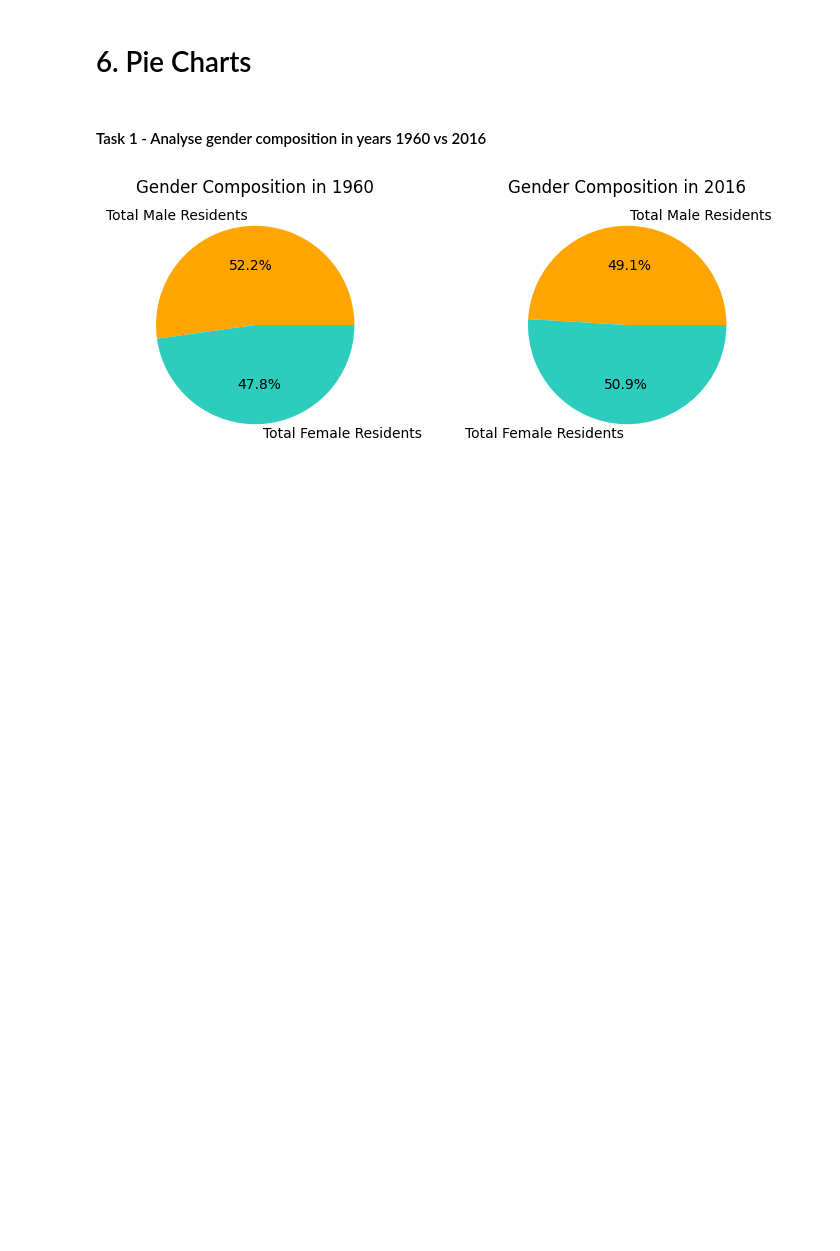
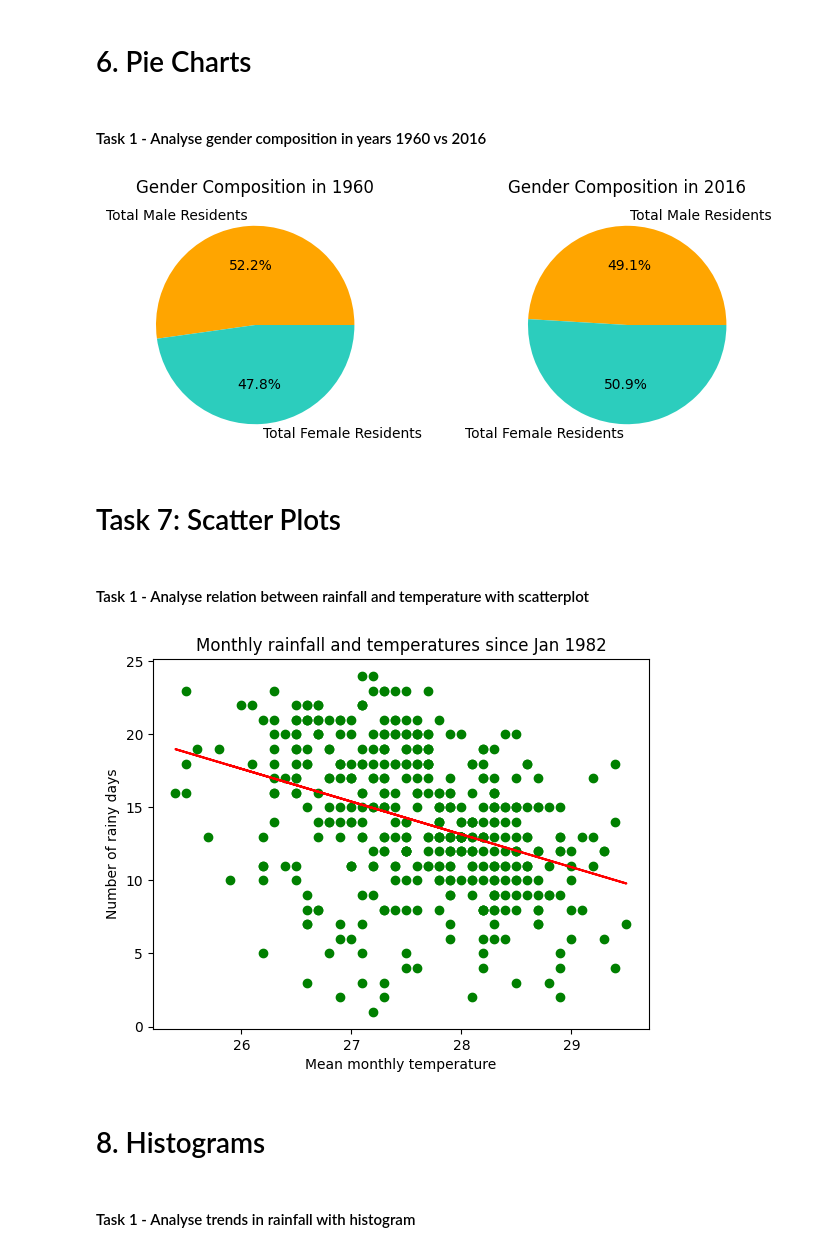
Before and after one commit to iyliahutta/Intro-to-Programming-for-DS, a Jupyter notebook: Lab 3/Lab 3.ipynb, the cells around one changed output. Drawn from its saved outputs; the diff is of its cells as text; code cells hidden in the pictures; blank space fills up the shorter version.

```diff
--- a/Lab 3/Lab 3.ipynb
+++ b/Lab 3/Lab 3.ipynb
@@ -328,3 +328,44 @@ fig.subplots_adjust(wspace=0.5)
 plt.show()
 # %% [output]
 [figure]
+# %% [markdown]
+# Task 7: Scatter Plots
+# %% [markdown]
+#### Task 1 - Analyse relation between rainfall and temperature with scatterplot
+# %%
+d1 = np.loadtxt("/Users/iylia/Library/Mobile Documents/com~apple~CloudDocs/SP/Intro to Programming for DS/Lab 3/Lab3_Datasets/surface-air-temperature-monthly-mean.csv",
+   skiprows=1,
+   dtype=[('month', 'U50'),('mean_temp','f8')],
+   delimiter=',')
+
+d2 = np.loadtxt("/Users/iylia/Library/Mobile Documents/com~apple~CloudDocs/SP/Intro to Programming for DS/Lab 3/Lab3_Datasets/rainfall-monthly-number-of-rain-days.csv",
+    skiprows=1,
+    dtype=[('month', 'U50'),('no_of_rainy_days','i8')],
+    delimiter=',')
+
+x = d1['mean_temp']
+y = d2['no_of_rainy_days']
+
+# plot
+fig = plt.figure()
+ax = fig.add_subplot(111)
+
+ax.scatter(x,y, color='g')
+
+# create regresson line model for number of rainy days vs mean temp
+m, b = np.polyfit(x,y,1)
+
+# plot regression line
+ax.plot(x, m*x+b, color='red')
+
+plt.xlabel('Mean monthly temperature')
+plt.ylabel('Number of rainy days')
+plt.title('Monthly rainfall and temperatures since Jan 1982')
+
+plt.show()
+# %% [output]
+[figure, added]
+# %% [markdown]
+# 8. Histograms
+# %% [markdown]
+#### Task 1 - Analyse trends in rainfall with histogram
```
